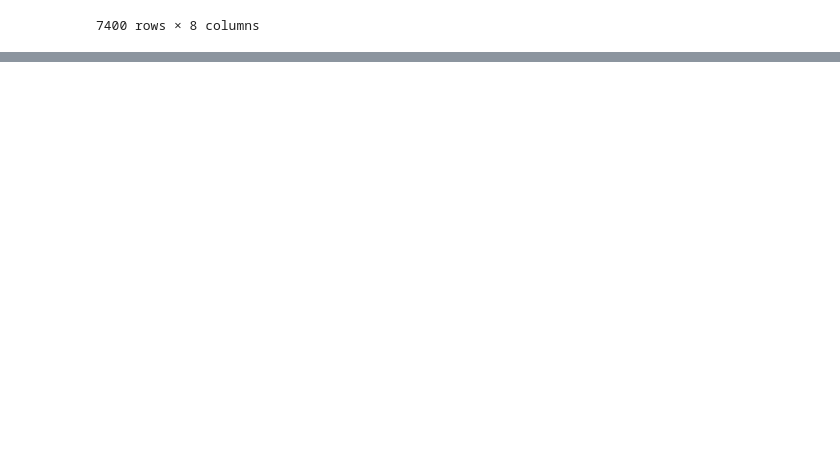
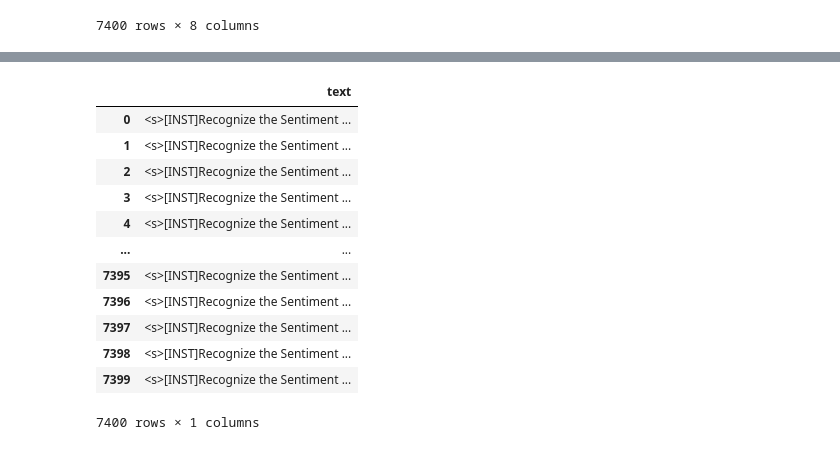
Before and after one commit to Hashmat02/Fine-Tuning-LLaMA-2-for-Toxicity-Classification, a Jupyter notebook: Notebook-1.1.ipynb, the cells around one changed output, grey strips where cells are left out. Cells and saved outputs as stored; diff of their text form; code cells hidden in the pictures; blank space fills up the shorter version.

```diff
--- a/Notebook-1.1.ipynb
+++ b/Notebook-1.1.ipynb
@@ -100,0 +257,29 @@ balance_train shape: (7400, 8)
+# %%
+balanced_train = balanced_train.sample(frac=1).reset_index(drop=True)
+# display(thousand_data)
+# text = thousand_data[['text']]
+# text_df = pd.DataFrame(text)
+
+text = balanced_train[['text']].copy(deep=True)
+# display(text['text'][0])
+
+text_df = pd.DataFrame(text)
+text_df['text'] = text_df['text'].replace({'\'': '', '\"': ''}, regex=True)
+
+display(text_df)
+# text_df = text_df.in
+text_df.to_csv('Model_data.csv')
+# %% [output]
+|  | text |
+| 0 | <s>[INST]Recognize the Sentiment ... |
+| 1 | <s>[INST]Recognize the Sentiment ... |
+| 2 | <s>[INST]Recognize the Sentiment ... |
+| 3 | <s>[INST]Recognize the Sentiment ... |
+| 4 | <s>[INST]Recognize the Sentiment ... |
+| ... | ... |
+| 7395 | <s>[INST]Recognize the Sentiment ... |
+| 7396 | <s>[INST]Recognize the Sentiment ... |
+| 7397 | <s>[INST]Recognize the Sentiment ... |
+| 7398 | <s>[INST]Recognize the Sentiment ... |
+| 7399 | <s>[INST]Recognize the Sentiment ... |
+7400 rows × 1 columns
```
Also changed, not shown: parts of 10 cells of this notebook.
